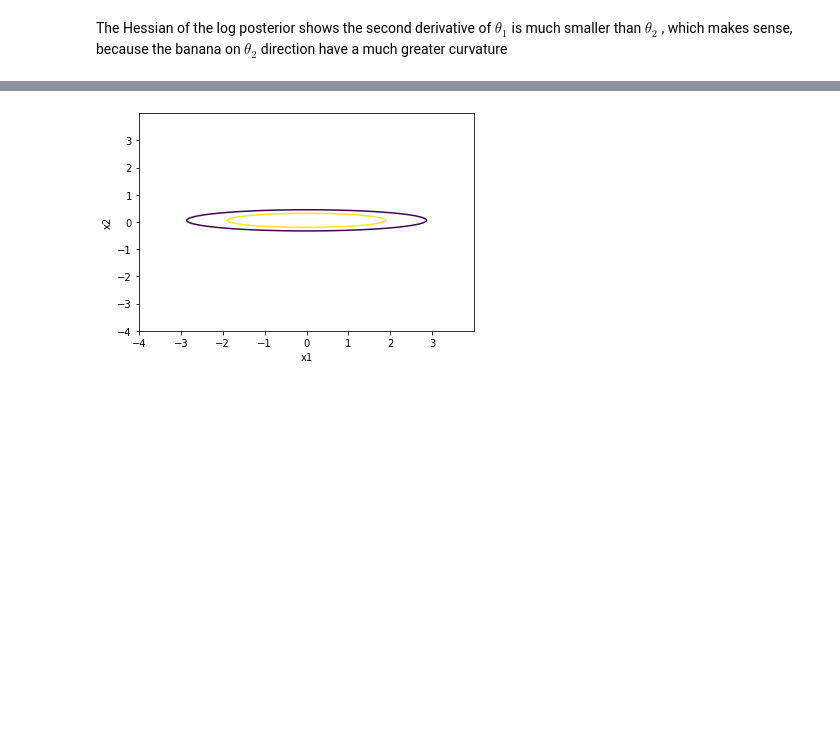
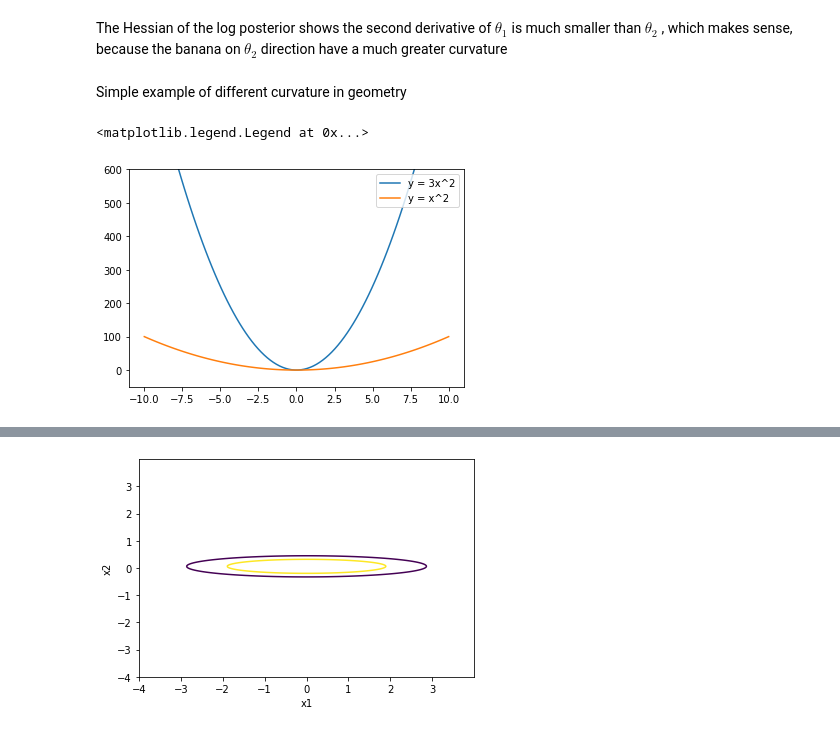
Before and after one commit to GeorgeLiang3/repository1, a Jupyter notebook: Banana_0.6_Bayesian Hessian.ipynb, the cells around one changed output, grey strips where cells are left out. Cells and saved outputs as stored; diff of their text form; code cells hidden in the pictures; blank space fills up the shorter version.

```diff
--- a/Banana_0.6_Bayesian Hessian.ipynb
+++ b/Banana_0.6_Bayesian Hessian.ipynb
@@ -331,3 +331,17 @@ WARNING:tensorflow:Calling GradientTape.gradient on a persistent tape inside its
  [-4.84020002e-02  1.01000000e+02]]
 # %% [markdown]
 The Hessian of the log posterior shows the second derivative of $\theta_1$ is much smaller than $\theta_2$ , which makes sense, because the banana on $\theta_2$  direction have a much greater curvature
+# %% [markdown]
+Simple example of different curvature in geometry
+# %%
+x = np.linspace(-10,10,100)
+y_1 = 10*x**2
+y_2 = x**2
+fig, ax = plt.subplots()
+ax.plot(x,y_1,label = 'y = 3x^2')
+ax.plot(x,y_2,label = 'y = x^2')
+ax.set_ylim(top = 600)
+ax.legend(loc = 'upper right')
+# %% [output]
+<matplotlib.legend.Legend at 0x...>
+[figure, added]
```
Also changed, not shown: parts of 42 cells of this notebook, 2 other files.
